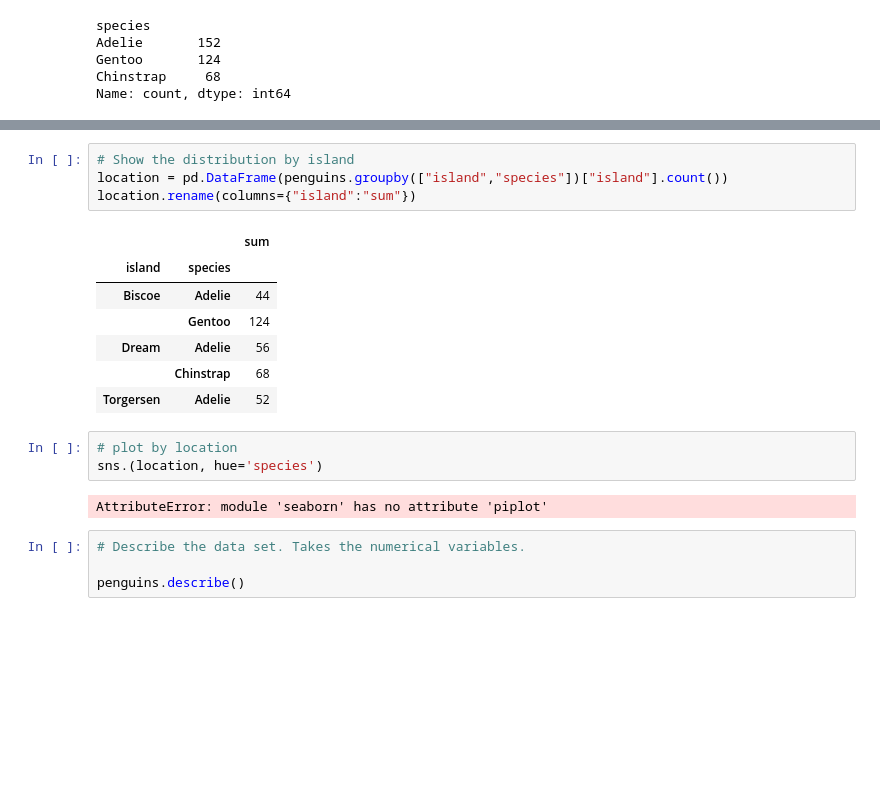
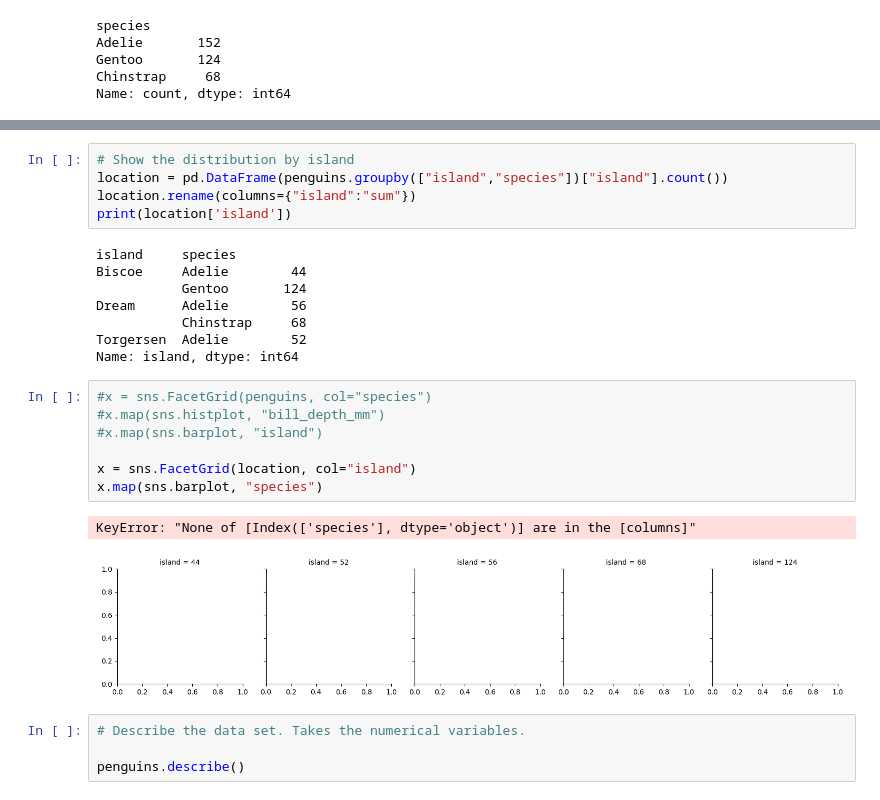
Before and after one commit to dvdgeroconnell/PODA-coursework, a Jupyter notebook: penguins.ipynb, the cells around one changed output, grey strips where cells are left out. Cells and saved outputs as stored; diff of their text form; blank space fills up the shorter version.

```diff
--- a/penguins.ipynb
+++ b/penguins.ipynb
@@ -155,19 +203,25 @@ Name: count, dtype: int64
 # Show the distribution by island
 location = pd.DataFrame(penguins.groupby(["island","species"])["island"].count())
 location.rename(columns={"island":"sum"})
+print(location['island'])
 # %% [output]
-|  |  | sum |
-| island | species |  |
-| Biscoe | Adelie | 44 |
-|  | Gentoo | 124 |
-| Dream | Adelie | 56 |
-|  | Chinstrap | 68 |
-| Torgersen | Adelie | 52 |
+island     species
+Biscoe     Adelie        44
+           Gentoo       124
+Dream      Adelie        56
+           Chinstrap     68
+Torgersen  Adelie        52
+Name: island, dtype: int64
-# %%
-# plot by location
-sns.(location, hue='species')
-# %% [output]
-AttributeError: module 'seaborn' has no attribute 'piplot'
+# %%
+#x = sns.FacetGrid(penguins, col="species")
+#x.map(sns.histplot, "bill_depth_mm")
+#x.map(sns.barplot, "island")
+
+x = sns.FacetGrid(location, col="island")
+x.map(sns.barplot, "species")
+# %% [output]
+KeyError: "None of [Index(['species'], dtype='object')] are in the [columns]"
+[figure, added]
 # %%
 # Describe the data set. Takes the numerical variables.
 
```
Also changed, not shown: parts of 6 cells of this notebook.
